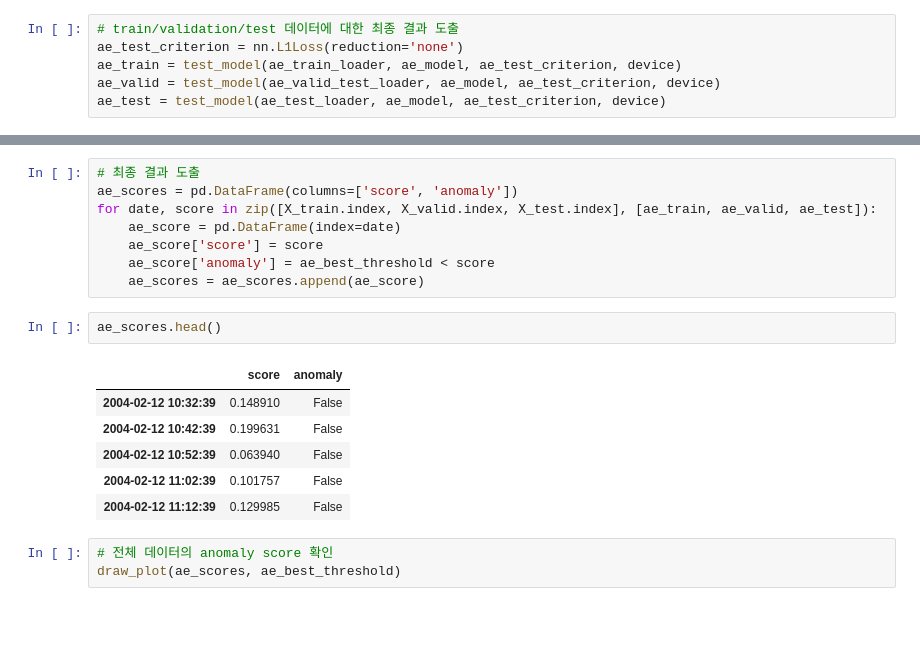
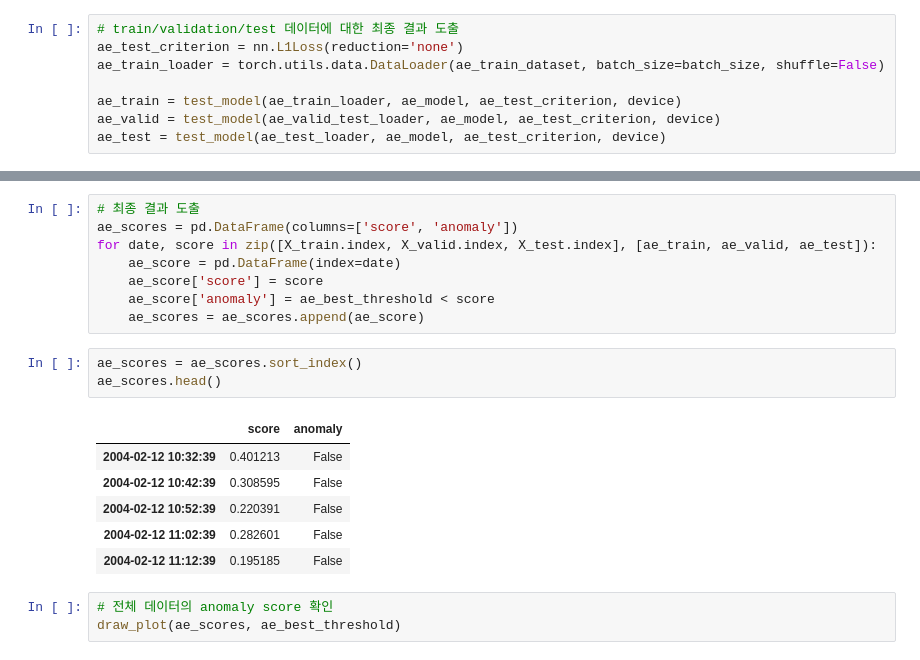
Before and after one commit to hj-choi-95/Anomaly_Detection_Part2, a Jupyter notebook: 01_LOF_IF_AE.ipynb, the cells around one changed output, grey strips where cells are left out. Drawn from its saved outputs; the diff is of its cells as text; blank space fills up the shorter version.

```diff
--- a/01_LOF_IF_AE.ipynb
+++ b/01_LOF_IF_AE.ipynb
@@ -499,6 +501,8 @@ def test_model(data_loader, model, criterion, device):
 # %%
 # train/validation/test 데이터에 대한 최종 결과 도출
 ae_test_criterion = nn.L1Loss(reduction='none')
+ae_train_loader = torch.utils.data.DataLoader(ae_train_dataset, batch_size=batch_size, shuffle=False)
+
 ae_train = test_model(ae_train_loader, ae_model, ae_test_criterion, device)
 ae_valid = test_model(ae_valid_test_loader, ae_model, ae_test_criterion, device)
 ae_test = test_model(ae_test_loader, ae_model, ae_test_criterion, device)
@@ -534,14 +538,15 @@ for date, score in zip([X_train.index, X_valid.index, X_test.index], [ae_train,
     ae_score['anomaly'] = ae_best_threshold < score
     ae_scores = ae_scores.append(ae_score)
 # %%
+ae_scores = ae_scores.sort_index()
 ae_scores.head()
 # %% [output]
 |  | score | anomaly |
-| 2004-02-12 10:32:39 | 0.148910 | False |
-| 2004-02-12 10:42:39 | 0.199631 | False |
-| 2004-02-12 10:52:39 | 0.063940 | False |
-| 2004-02-12 11:02:39 | 0.101757 | False |
-| 2004-02-12 11:12:39 | 0.129985 | False |
+| 2004-02-12 10:32:39 | 0.401213 | False |
+| 2004-02-12 10:42:39 | 0.308595 | False |
+| 2004-02-12 10:52:39 | 0.220391 | False |
+| 2004-02-12 11:02:39 | 0.282601 | False |
+| 2004-02-12 11:12:39 | 0.195185 | False |
 # %%
 # 전체 데이터의 anomaly score 확인
 draw_plot(ae_scores, ae_best_threshold)
```
Also changed, not shown: parts of 2 cells of this notebook, 1 other file.
